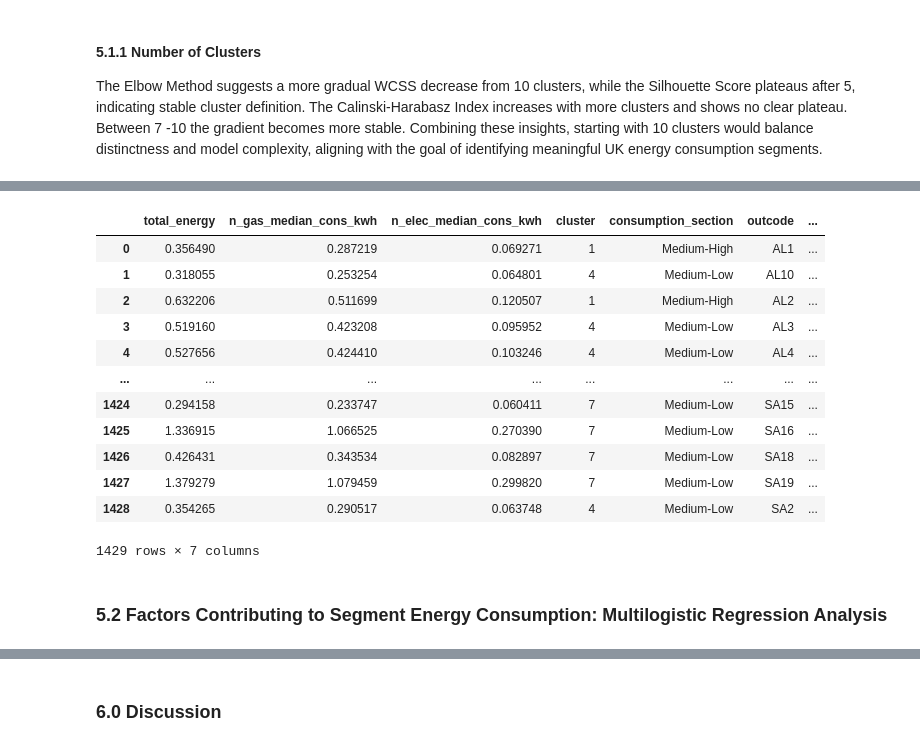
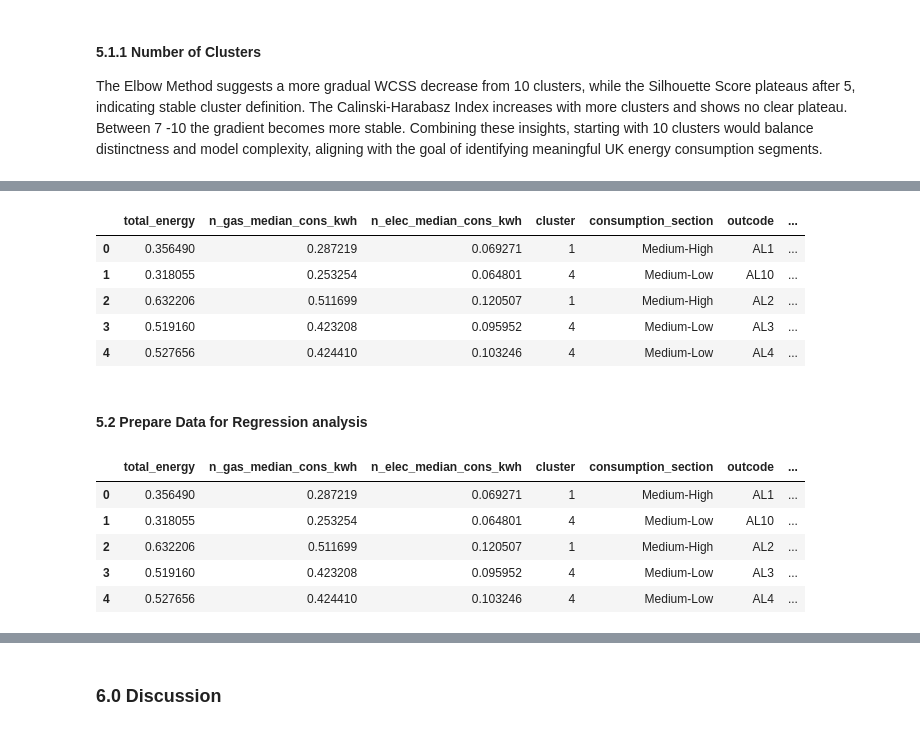
Before and after one commit to NikhilSDesai/SpatialDataScience, a Jupyter notebook: SDS_Analysis/CASA0006_FinalAssignment.ipynb, the cells around one changed output, grey strips where cells are left out. Drawn from its saved outputs; the diff is of its cells as text; code cells hidden in the pictures.

```diff
--- a/SDS_Analysis/CASA0006_FinalAssignment.ipynb
+++ b/SDS_Analysis/CASA0006_FinalAssignment.ipynb
@@ -567,41 +608,43 @@ gdf['total_energy'] = gdf['n_gas_median_cons_kwh'] + gdf['n_elec_median_cons_kwh
 
 # calc median total energy consumption for each cluster
 cluster_median = gdf.groupby('cluster')['total_energy'].median().sort_values()
 
 # quartile cutoffs for total energy consumption among clusters
 quantiles = cluster_median.quantile([0.25, 0.5, 0.75])
 
 # to determine category based on quartiles
 def consumption_category(value):
     if value <= quantiles.iloc[0]:
         return 'Low'
     elif value <= quantiles.iloc[1]:
         return 'Medium-Low'
     elif value <= quantiles.iloc[2]:
         return 'Medium-High'
     else:
         return 'High'
 
 # map clusters to category
 cluster_to_category = cluster_median.map(consumption_category).to_dict()
 gdf['consumption_section'] = gdf['cluster'].map(cluster_to_category)
 
 # print final df
-cluscon_df = gdf[['total_energy', 'n_gas_median_cons_kwh', 'n_elec_median_cons_kwh', 'cluster', 'consumption_section', 'outcode', 'geometry']]
-cluscon_df
+cluscon_gdf = gdf[['total_energy', 'n_gas_median_cons_kwh', 'n_elec_median_cons_kwh', 'cluster', 'consumption_section', 'outcode', 'geometry']]
+cluscon_gdf.head()
 # %% [output]
 |  | total_energy | n_gas_median_cons_kwh | n_elec_median_cons_kwh | cluster | consumption_section | outcode | ... |
 | 0 | 0.356490 | 0.287219 | 0.069271 | 1 | Medium-High | AL1 | ... |
 | 1 | 0.318055 | 0.253254 | 0.064801 | 4 | Medium-Low | AL10 | ... |
 | 2 | 0.632206 | 0.511699 | 0.120507 | 1 | Medium-High | AL2 | ... |
 | 3 | 0.519160 | 0.423208 | 0.095952 | 4 | Medium-Low | AL3 | ... |
 | 4 | 0.527656 | 0.424410 | 0.103246 | 4 | Medium-Low | AL4 | ... |
-| ... | ... | ... | ... | ... | ... | ... | ... |
-| 1424 | 0.294158 | 0.233747 | 0.060411 | 7 | Medium-Low | SA15 | ... |
-| 1425 | 1.336915 | 1.066525 | 0.270390 | 7 | Medium-Low | SA16 | ... |
-| 1426 | 0.426431 | 0.343534 | 0.082897 | 7 | Medium-Low | SA18 | ... |
-| 1427 | 1.379279 | 1.079459 | 0.299820 | 7 | Medium-Low | SA19 | ... |
-| 1428 | 0.354265 | 0.290517 | 0.063748 | 4 | Medium-Low | SA2 | ... |
-1429 rows × 7 columns
 # %% [markdown]
-### 5.2 Factors Contributing to Segment Energy Consumption: Multilogistic Regression Analysis
+#### 5.2 Prepare Data for Regression analysis
+# %%
+cluscon_gdf.head()
+# %% [output]
+|  | total_energy | n_gas_median_cons_kwh | n_elec_median_cons_kwh | cluster | consumption_section | outcode | ... |
+| 0 | 0.356490 | 0.287219 | 0.069271 | 1 | Medium-High | AL1 | ... |
+| 1 | 0.318055 | 0.253254 | 0.064801 | 4 | Medium-Low | AL10 | ... |
+| 2 | 0.632206 | 0.511699 | 0.120507 | 1 | Medium-High | AL2 | ... |
+| 3 | 0.519160 | 0.423208 | 0.095952 | 4 | Medium-Low | AL3 | ... |
+| 4 | 0.527656 | 0.424410 | 0.103246 | 4 | Medium-Low | AL4 | ... |
```
Also changed, not shown: parts of 12 cells of this notebook, 3 other files.
